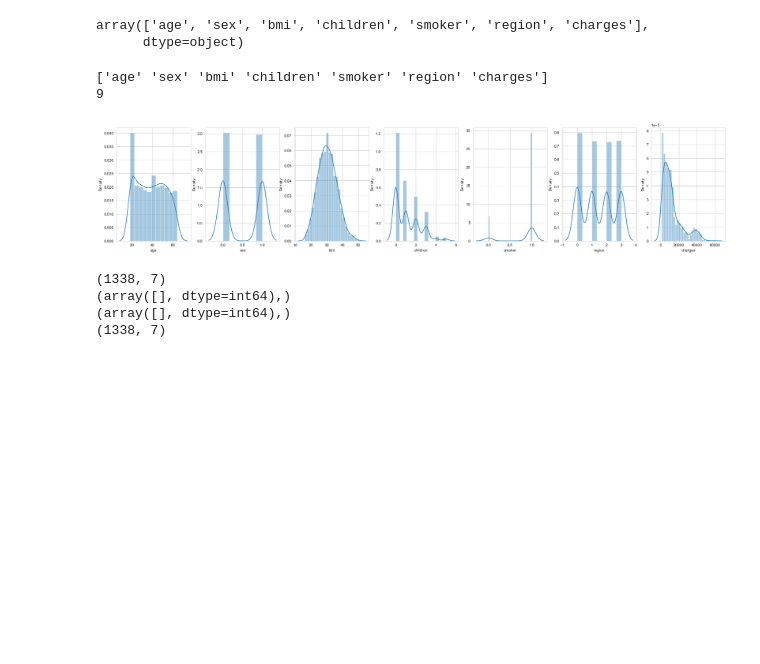
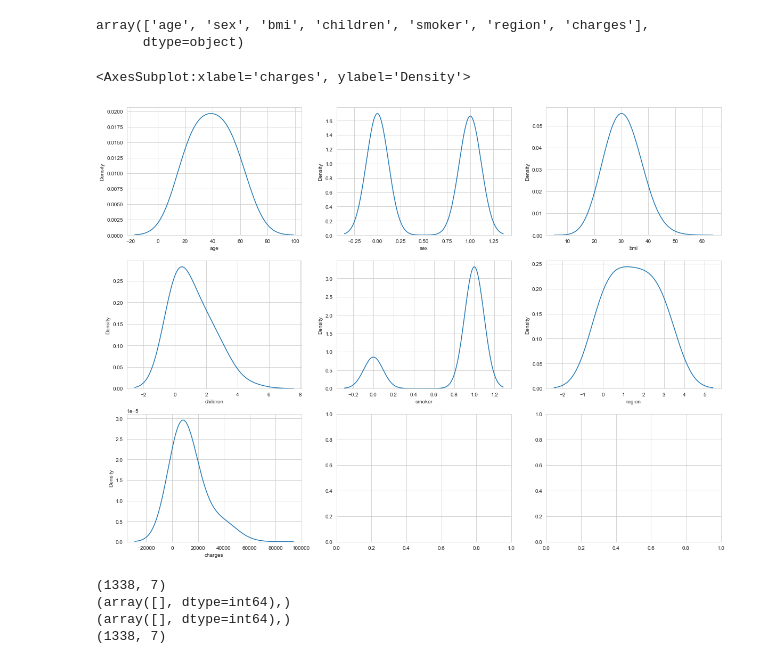
Before and after one commit to Ojasav-Rathore/Machine-Learning-Project, a Jupyter notebook: Medical Personal Insurance Costs.ipynb, the cells around one changed output. Saved outputs shown, nothing was run; the diff lists cells and outputs as text; code cells hidden in the pictures; blank space fills up the shorter version.

Commit message:
Distplot has been removed because it is deprecated Kdeplot have been plotted in replacement

```diff
--- a/Medical Personal Insurance Costs.ipynb
+++ b/Medical Personal Insurance Costs.ipynb
@@ -155,23 +167,18 @@ data.columns.values
 # %% [output]
 array(['age', 'sex', 'bmi', 'children', 'smoker', 'region', 'charges'],
       dtype=object)
-# %%
-l = data.columns.values
-#l = np.delete(l,5)
-#l = np.delete(l,4)
-#l = np.delete(l,1)
-number_of_columns = 7
-number_of_rows = 9
-print(l)
-print(number_of_rows)
-plt.figure(figsize=(4*number_of_columns,7*number_of_rows))
-for i in range(0,len(l)):
-    plt.subplot(number_of_rows + 1,number_of_columns,i+1)
-    sns.distplot(data[l[i]])
-# %% [output]
-['age' 'sex' 'bmi' 'children' 'smoker' 'region' 'charges']
-9
-[figure, removed]
+# %%
+fig, axes = plt.subplots(3,3, figsize=(20,15))
+sns.kdeplot(ax=axes[0,0],data = data, x="age", bw_adjust = 3.5)
+sns.kdeplot(ax=axes[0,1],data = data, x="sex", )
+sns.kdeplot(ax=axes[0,2],data = data, x="bmi",  bw_adjust = 2.5)
+sns.kdeplot(ax=axes[1,0],data = data, x="children", bw_adjust = 3)
+sns.kdeplot(ax=axes[1,1],data = data, x="smoker",)
+sns.kdeplot(ax=axes[1,2],data = data, x="region", bw_adjust = 3)
+sns.kdeplot(ax=axes[2,0],data = data, x="charges", bw_adjust = 3.5)
+# %% [output]
+<AxesSubplot:xlabel='charges', ylabel='Density'>
+[figure, added]
 # %%
 print(data.shape)
 q1 = data["age"].quantile(0.10)
```
Also changed, not shown: parts of 11 cells of this notebook.
